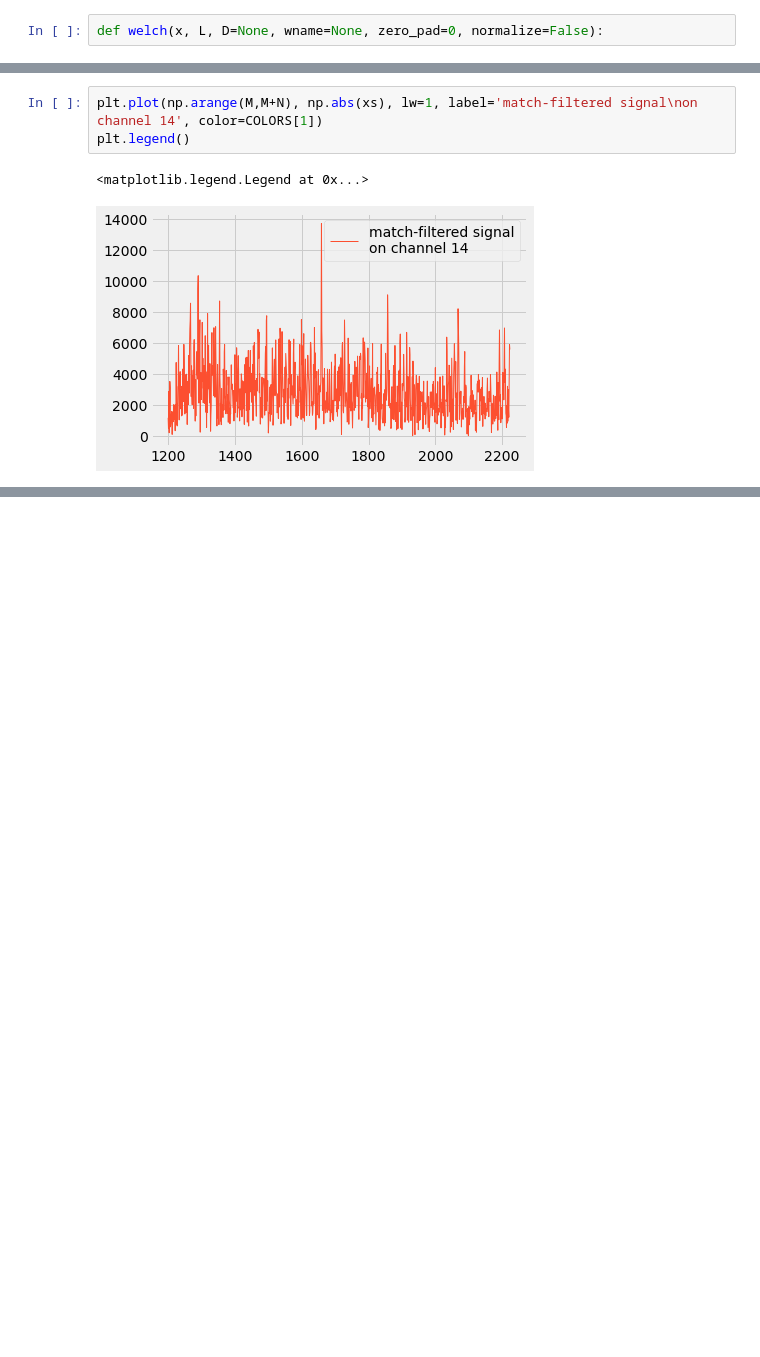
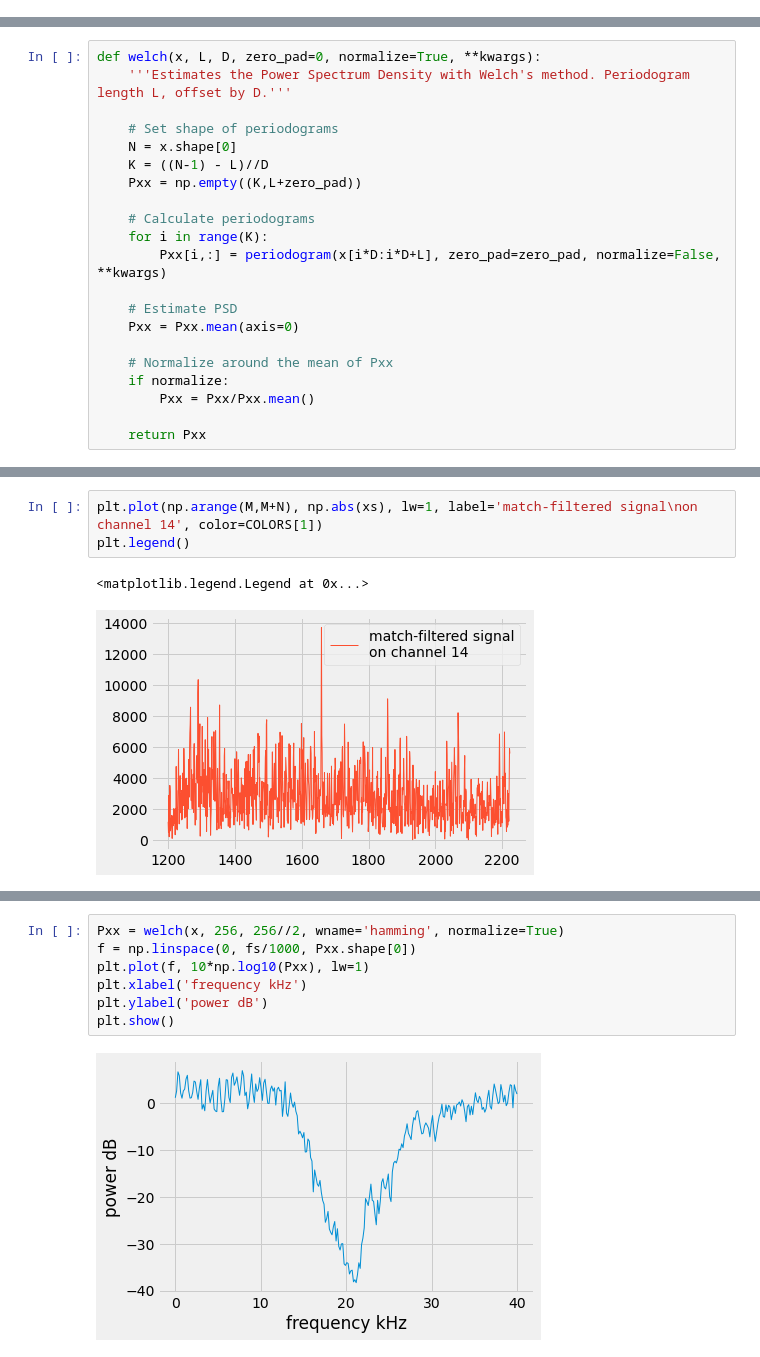
Before and after one commit to fonstelien/INF4480, a Jupyter notebook: project3/project3.ipynb, the cells around one changed output, grey strips where cells are left out. Saved outputs shown, nothing was run; the diff lists cells and outputs as text; blank space fills up the shorter version.

```diff
--- a/project3/project3.ipynb
+++ b/project3/project3.ipynb
@@ -164,4 +170,2 @@ def periodogram(x, wname=None, zero_pad=0, normalize=False):
 
     return Pxx
-# %%
-def welch(x, L, D=None, wname=None, zero_pad=0, normalize=False):
@@ -167,0 +176,21 @@ def welch(x, L, D=None, wname=None, zero_pad=0, normalize=False):
+# %%
+def welch(x, L, D, zero_pad=0, normalize=True, **kwargs):
+    '''Estimates the Power Spectrum Density with Welch's method. Periodogram length L, offset by D.'''
+
+    # Set shape of periodograms
+    N = x.shape[0]
+    K = ((N-1) - L)//D
+    Pxx = np.empty((K,L+zero_pad))
+
+    # Calculate periodograms
+    for i in range(K):
+        Pxx[i,:] = periodogram(x[i*D:i*D+L], zero_pad=zero_pad, normalize=False, **kwargs)
+
+    # Estimate PSD
+    Pxx = Pxx.mean(axis=0)
+
+    # Normalize around the mean of Pxx
+    if normalize:
+        Pxx = Pxx/Pxx.mean()
+
+    return Pxx
@@ -207,0 +261,9 @@ plt.show()
+# %%
+Pxx = welch(x, 256, 256//2, wname='hamming', normalize=True)
+f = np.linspace(0, fs/1000, Pxx.shape[0])
+plt.plot(f, 10*np.log10(Pxx), lw=1)
+plt.xlabel('frequency kHz')
+plt.ylabel('power dB')
+plt.show()
+# %% [output]
+[figure, added]
```
Also changed, not shown: parts of 8 cells of this notebook.
